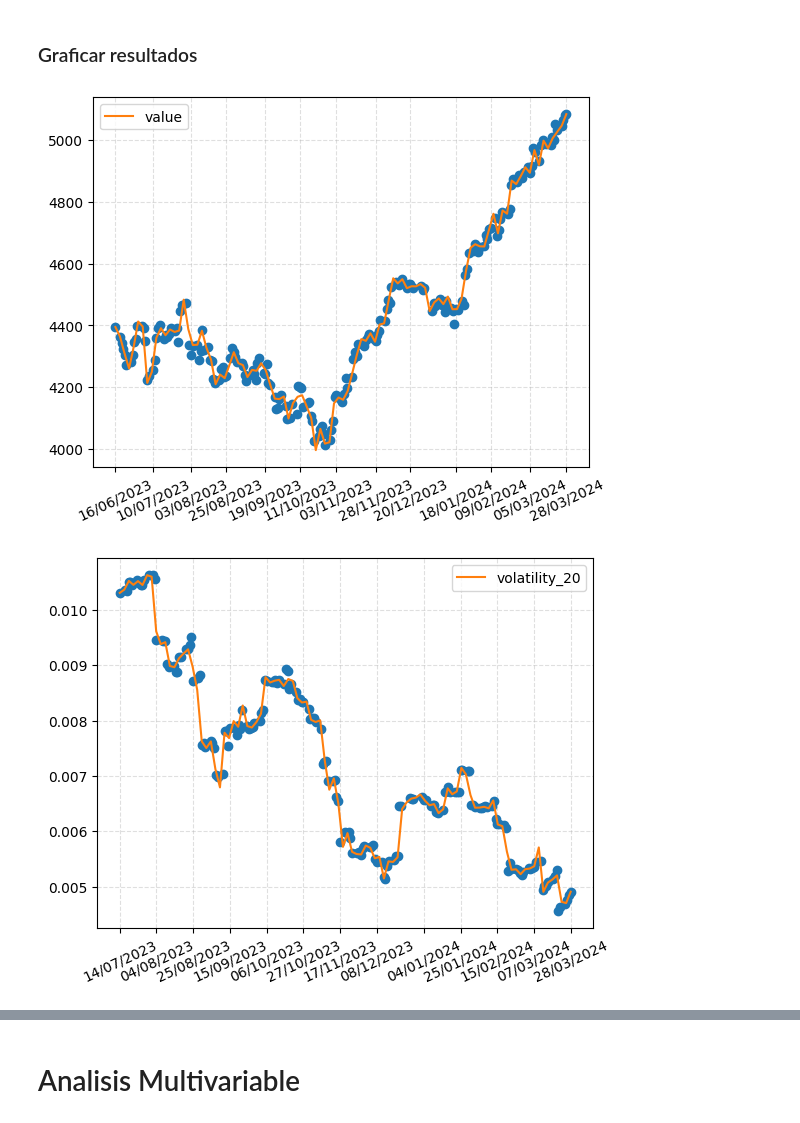
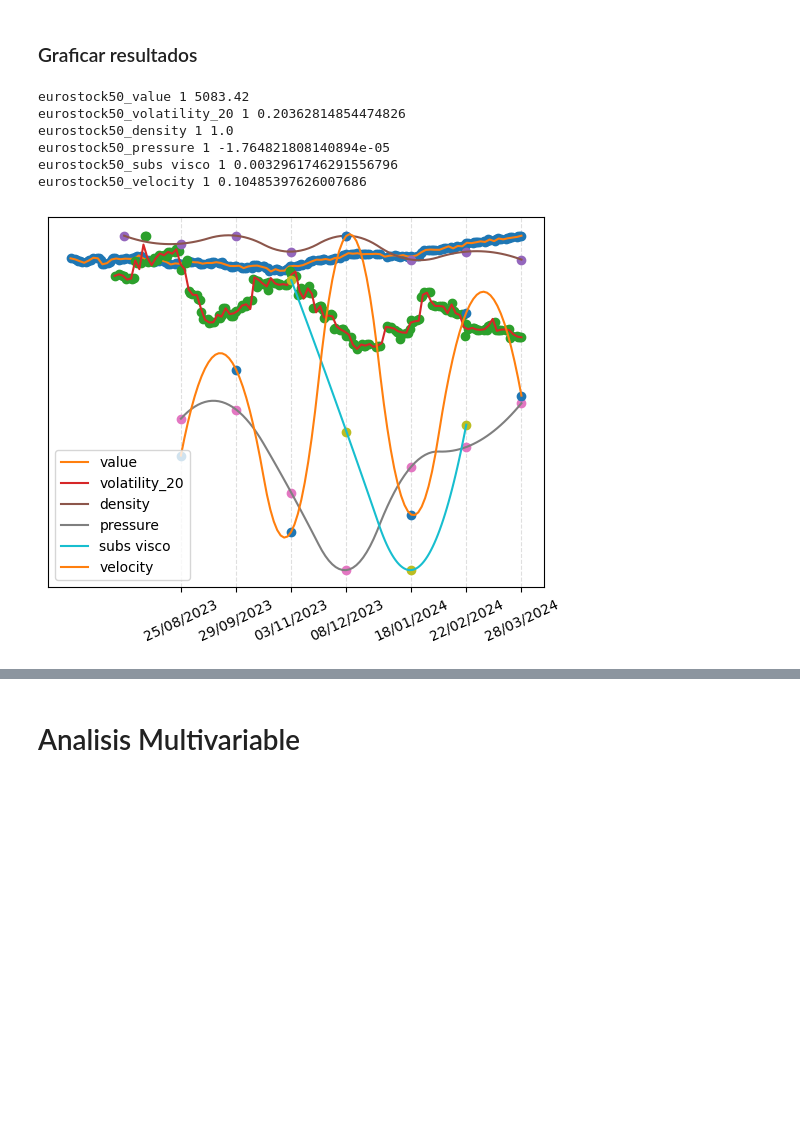
Before and after one commit to BToadere/mecanica-economica, a Jupyter notebook: Framework.ipynb, the cells around one changed output, grey strips where cells are left out. Cells and saved outputs as stored; diff of their text form; code cells hidden in the pictures; blank space fills up the shorter version.

```diff
--- a/Framework.ipynb
+++ b/Framework.ipynb
@@ -104,15 +106,20 @@ print(np.sum(masa))
 # %%
 from src.graphic_generator import pinta
 
 # pinta([tabla_1, tabla_3],[['value'],['viscosity', 'viscosity ABE']])
-pinta([tabla_1],[['value']])
-pinta([tabla_1],[['volatility_20']])
-pinta([tabla_3],[['density']])
-pinta([tabla_3],[['pressure']])
-pinta([tabla_3],[['subs visco']])
-pinta([tabla_3],[['velocity']])
-pinta([tabla_3],[['viscosity', 'viscosity ABE']])
-pinta(tablas=[tabla_3],columnas=[['mass']])
+# pinta([tabla_1],[['value']])
+# pinta([tabla_1],[['volatility_20']])
+# pinta([tabla_3],[['density']])
+# pinta([tabla_3],[['density','pressure']])
+# pinta([tabla_3],[['subs visco']])
+# pinta([tabla_3],[['velocity']])
+# pinta([tabla_3],[['viscosity', 'viscosity ABE']])
+pinta(tablas=[tabla_1, tabla_3],columnas=[['value','volatility_20'],['density','pressure','subs visco','velocity']])
 # %% [output]
+eurostock50_value 1 5083.42
+eurostock50_volatility_20 1 0.20362814854474826
+eurostock50_density 1 1.0
+eurostock50_pressure 1 -1.764821808140894e-05
+eurostock50_subs visco 1 0.0032961746291556796
+eurostock50_velocity 1 0.10485397626007686
-[figure, old version]
+[figure, new version]
-[figure, removed]
```
Also changed, not shown: parts of 3 cells of this notebook, 5 other files.
